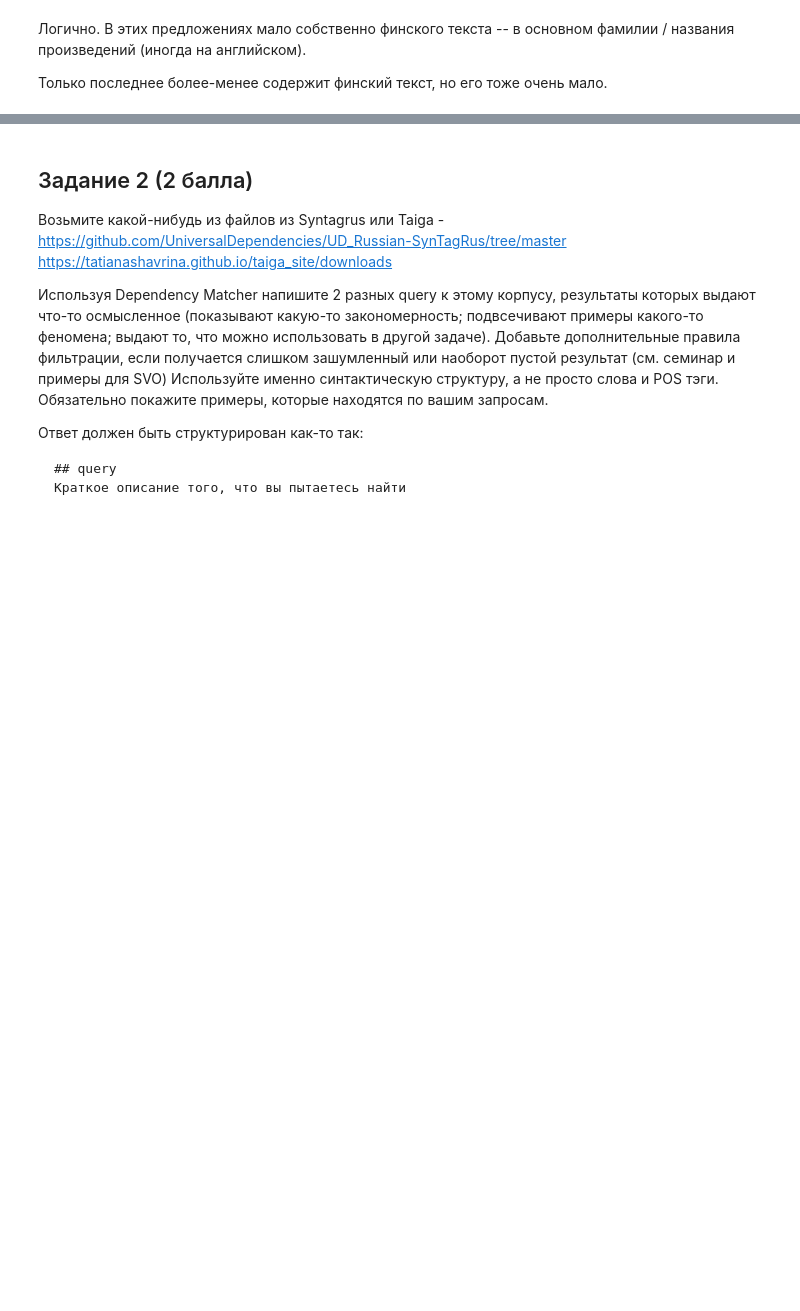
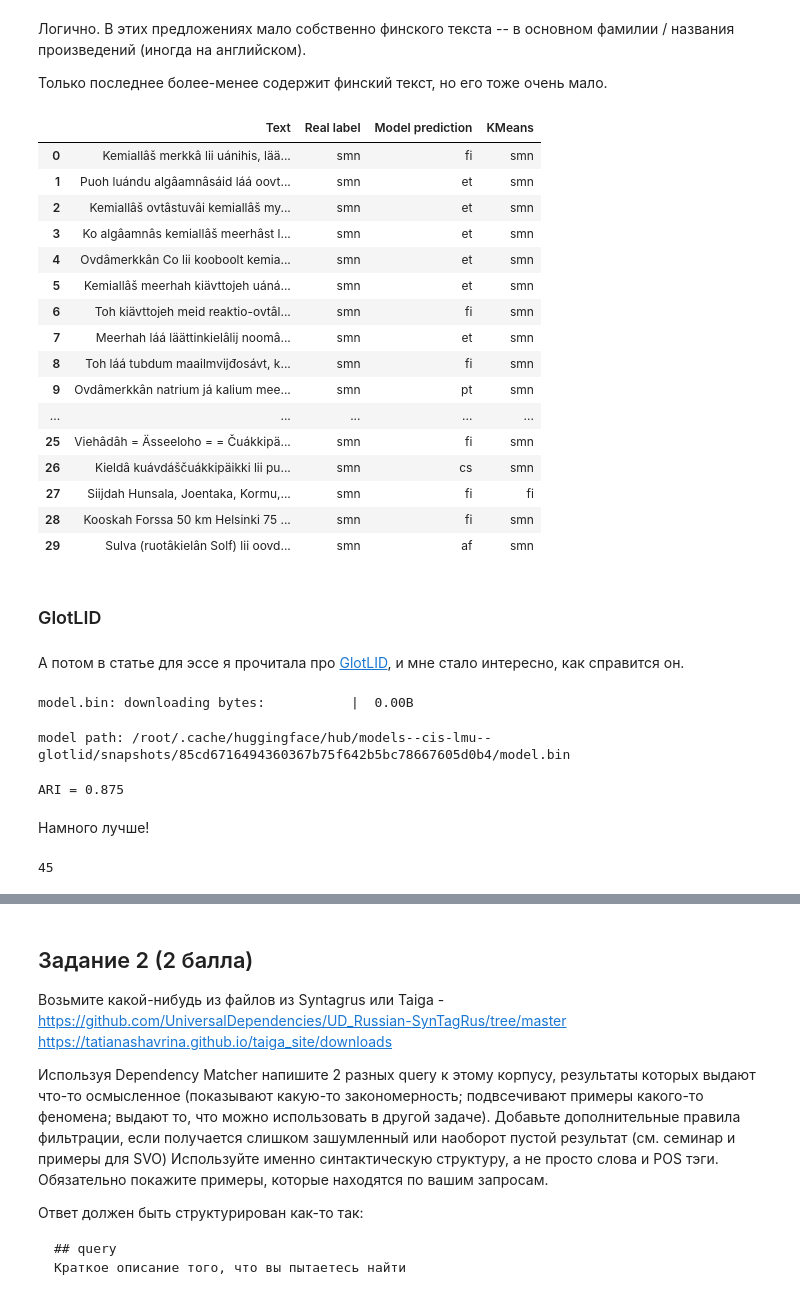
Before and after one commit to katykool/MA_2026_CompLing, a Jupyter notebook: hw4/Sherstneva_04_homework.ipynb, the cells around one changed output, grey strips where cells are left out. Drawn from its saved outputs; the diff is of its cells as text; code cells hidden in the pictures; blank space fills up the shorter version.

```diff
--- a/hw4/Sherstneva_04_homework.ipynb
+++ b/hw4/Sherstneva_04_homework.ipynb
@@ -279,3 +281,43 @@ for i in fi_errors.index:
 Логично. В этих предложениях мало собственно финского текста -- в основном фамилии / названия произведений (иногда на английском).
 
 Только последнее более-менее содержит финский текст, но его тоже очень мало.
+# %%
+display(results[
+    (~results['Model correct']) | (~results['KMeans correct'])
+][['Text', 'Real label', 'Model prediction', 'KMeans']].head(30))
+# %% [output]
+|  | Text | Real label | Model prediction | KMeans |
+| 0 | Kemiallâš merkkâ lii uánihis, lää... | smn | fi | smn |
+| 1 | Puoh luándu algâamnâsáid láá oovt... | smn | et | smn |
+| 2 | Kemiallâš ovtâstuvâi kemiallâš my... | smn | et | smn |
+| 3 | Ko algâamnâs kemiallâš meerhâst l... | smn | et | smn |
+| 4 | Ovdâmerkkân Co lii kooboolt kemia... | smn | et | smn |
+| 5 | Kemiallâš meerhah kiävttojeh uáná... | smn | et | smn |
+| 6 | Toh kiävttojeh meid reaktio-ovtâl... | smn | fi | smn |
+| 7 | Meerhah láá läättinkielâlij noomâ... | smn | et | smn |
+| 8 | Toh láá tubdum maailmvijđosávt, k... | smn | fi | smn |
+| 9 | Ovdâmerkkân natrium já kalium mee... | smn | pt | smn |
+| ... | ... | ... | ... | ... |
+| 25 | Viehâdâh = Ässeeloho = = Čuákkipä... | smn | fi | smn |
+| 26 | Kieldâ kuávdáščuákkipäikki lii pu... | smn | cs | smn |
+| 27 | Siijdah Hunsala, Joentaka, Kormu,... | smn | fi | fi |
+| 28 | Kooskah Forssa 50 km Helsinki 75 ... | smn | fi | smn |
+| 29 | Sulva (ruotâkielân Solf) lii oovd... | smn | af | smn |
+# %% [markdown]
+### GlotLID
+# %% [markdown]
+А потом в статье для эссе я прочитала про [GlotLID](https://github.com/cisnlp/GlotLID/tree/main), и мне стало интересно, как справится он.
+# %%
+import fasttext
+from huggingface_hub import hf_hub_download
+
+# download model and get the model path
+# cache_dir is the path to the folder where the downloaded model will be stored/cached.
+model_path = hf_hub_download(repo_id="cis-lmu/glotlid", filename="model.bin", cache_dir=None)
+print("model path:", model_path)
+
+# load the model
+model = fasttext.load_model(model_path)
+# %% [output]
+model.bin: downloading bytes:           |  0.00B
+model path: /root/.cache/huggingface/hub/models--cis-lmu--glotlid/snapshots/85cd6716494360367b75f642b5bc78667605d0b4/model.bin
@@ -281,0 +331,19 @@ for i in fi_errors.index:
+# %%
+# оценка
+ari = adjusted_rand_score(labels, clusters)
+print(f'ARI = {ari:.3f}')
+# %% [output]
+ARI = 0.875
+# %% [markdown]
+Намного лучше!
+# %%
+# язык кластера = самый частый язык текстов
+cluster_to_lang = {}
+for cluster_id in set(clusters):
+    cluster_labels = labels[clusters == cluster_id]
+    cluster_to_lang[cluster_id] = Counter(cluster_labels).most_common(1)[0][0]
+
+errors = [i for i in range(len(sentences)) if labels[i] != cluster_to_lang[clusters[i]]]
+len(errors)
+# %% [output]
+45
```
Also changed, not shown: parts of 13 cells of this notebook.
